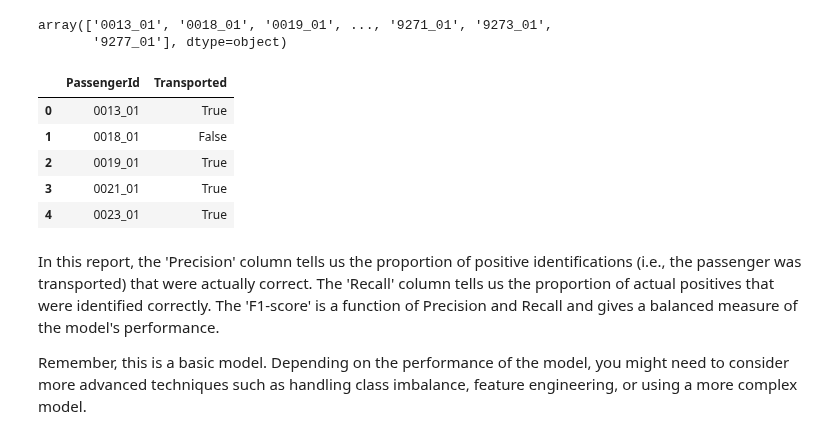
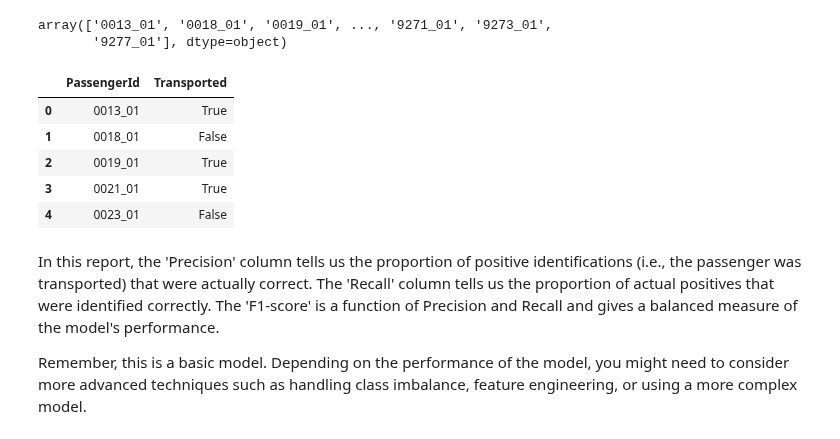
Before and after one commit to Sadeqsoli/SpaceTitanicSurvivors, a Jupyter notebook: spacetitanicsurvivors.ipynb, the cells around one changed output. Saved outputs shown, nothing was run; the diff lists cells and outputs as text; code cells hidden in the pictures.

```diff
--- a/spacetitanicsurvivors.ipynb
+++ b/spacetitanicsurvivors.ipynb
@@ -464,0 +593,3 @@ df_test.head(1)
+# %%
+df_test['FamilyId'] = df_test.groupby(['LastName','GroupID']).ngroup()
+df_test.head(1)
@@ -464,0 +631,3 @@ df_test.head(1)
+# %%
+df_test = df_test.drop(columns=['PassengerId','VIP','Name','LastName'])
+df_test.head(1)
@@ -465,6 +637,3 @@ df_test.head(1)
 # %%
 # df_test['Aged'] = np.where(df_test.Age > 15, 1,0)
 # df_test.head(1)
-# %%
-df_test = df_test.drop(columns=['PassengerId','VIP','Name'])
-df_test.head(1)
@@ -475,10 +641,3 @@ df_test.head(1)
 # columns_titles = ["HomePlanet","CryoSleep", "Destination","Age","Mean_luxury","Port","Place"]
 # df_test=df_test.reindex(columns=columns_titles)
 # df_test.head(3)
-# %%
-df_test[['HomePlanet', 'CryoSleep', 'Destination', 'Age', 'Port', 'Place']] = df_test[['HomePlanet', 'CryoSleep', 'Destination', 'Age', 'Port', 'Place']].astype('Int64')
-# df_test['Cabin'] = df_test['Cabin'].astype('Int64')
-# #print(len(cabinSet))
-# #sorted(cabinSet.astype('Int64'))
-df_test.head(1)
-df_test.info()
@@ -551,17 +656,17 @@ array(['0013_01', '0018_01', '0019_01', ..., '9271_01', '9273_01',
 # %%
 df_predictions = pd.DataFrame()
 df_predictions['PassengerId'] = pd.Series(ids_test.T.values)
 df_predictions['Transported'] = pd.Series(predictions)
 df_predictions.Transported = np.where(df_predictions.Transported==1,True,False)
-df_predictions.to_csv("5thAttempt.csv", sep=',', index=False)
+df_predictions.to_csv("6thAttempt.csv", sep=',', index=False)
 df_predictions.head()
 # %% [output]
 |  | PassengerId | Transported |
 | 0 | 0013_01 | True |
 | 1 | 0018_01 | False |
 | 2 | 0019_01 | True |
 | 3 | 0021_01 | True |
-| 4 | 0023_01 | True |
+| 4 | 0023_01 | False |
 # %% [markdown]
 In this report, the 'Precision' column tells us the proportion of positive identifications (i.e., the passenger was transported) that were actually correct. The 'Recall' column tells us the proportion of actual positives that were identified correctly. The 'F1-score' is a function of Precision and Recall and gives a balanced measure of the model's performance.
 
```
Also changed, not shown: parts of 21 cells of this notebook.
